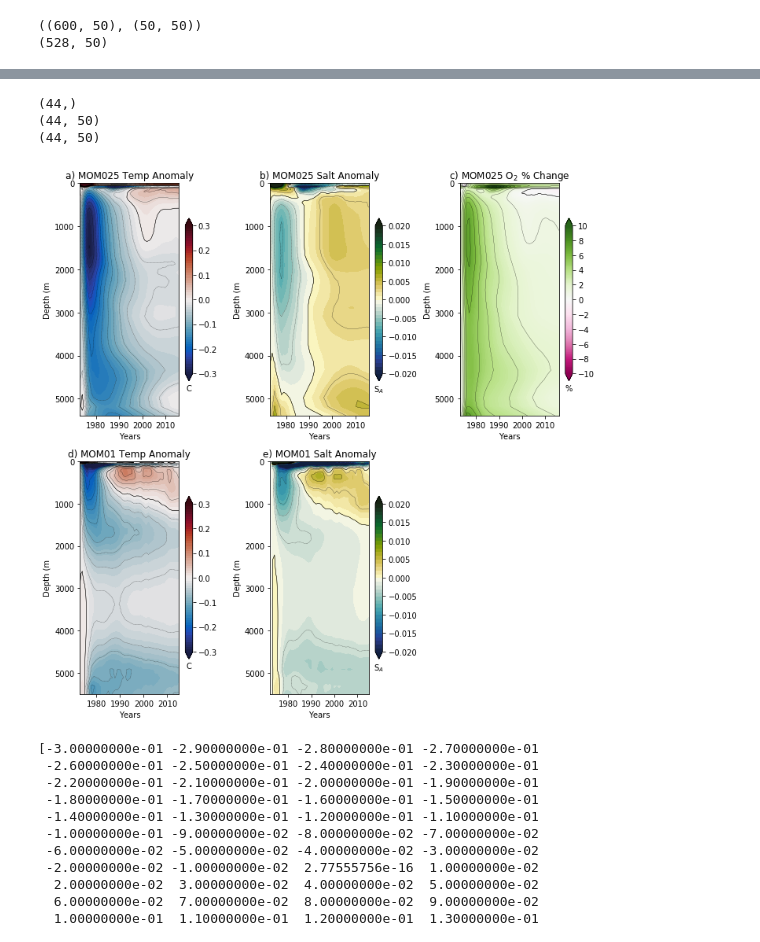
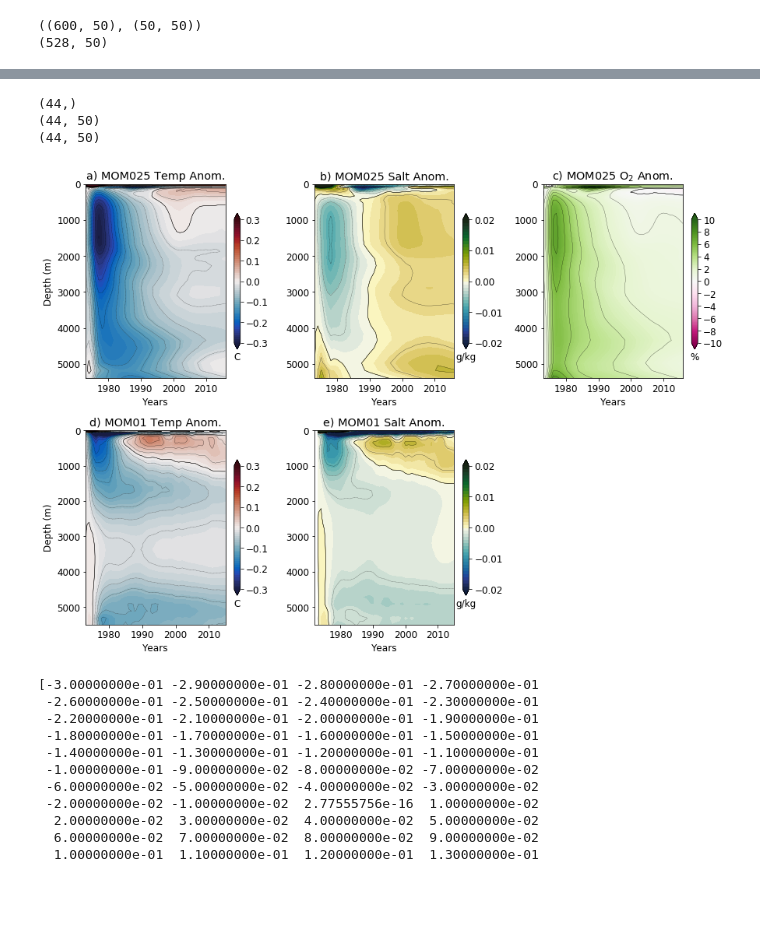
Before and after one commit to PaulSpence/WedPoly, a Jupyter notebook: Fig_Hovs_Temp.ipynb, the cells around one changed output, grey strips where cells are left out. Saved outputs shown, nothing was run; the diff lists cells and outputs as text; code cells hidden in the pictures; blank space fills up the shorter version.

```diff
--- a/Fig_Hovs_Temp.ipynb
+++ b/Fig_Hovs_Temp.ipynb
@@ -30,7 +30,8 @@ Populating the interactive namespace from numpy and matplotlib
 #client
 # %%
 #extract the MOM model grid info - 50 and 75 vertical levels
-hgrid_file ='/g/data/hh5/tmp/pas561/gfdl_nyf_1080/mom025_ocean_grid.nc'
+hgrid_file ='/g/data/v45/pas561/mom/archive/mom025_ocean_grid.nc'
+vgrid_file ='/g/data/v45/pas561/mom/archive/wombat_jun16z/output1981/ocean__1980_07.nc'
 
 # Extract the variables
 nc = Dataset(hgrid_file, mode='r') # file handle, open in read only mode
@@ -49,7 +50,7 @@ nc.close() # close the file
 fh=fcor/ht
 #print fh.shape
 
-vgrid_file ='/g/data/hh5/tmp/pas561/gfdl_nyf_1080/ocean.ncra501-520.nc'
+#vgrid_file ='/g/data/hh5/tmp/pas561/gfdl_nyf_1080/ocean.ncra501-520.nc'
 
 nc = Dataset(vgrid_file, mode='r') # file handle, open in read only mode
 sw_ocean = nc.variables['sw_ocean'][:]
@@ -263,8 +264,8 @@ a=np.save(of,pSz)
 [########################################] | 100% Completed | 26.4s
 (14, 75)
 # %%
-NYFCntrlDir2 = '/g/data3/hh5/tmp/pas561/kds75_cp_ann/store_ext/'
-NYFCntrlDir = '/g/data3/hh5/tmp/pas561/kds75_cp_ann'
+NYFCntrlDir2 = '/g/data/hh5/tmp/pas561/kds75_cp_ann/'
+NYFCntrlDir = '/g/data/hh5/tmp/pas561/kds75_cp_ann'
 
 of=os.path.join(NYFCntrlDir,'cTz.npy')
 tmp=np.load(of)
@@ -298,7 +299,7 @@ print(mom01_cAz.shape)
 (43, 75)
 # %%
 NYFPertDir = '/g/data3/hh5/tmp/pas561/kds75_wp2/2yr/'
-NYFPertDir2 = '/g/data3/hh5/tmp/pas561/kds75_wp2/2yr/store_ext/'
+NYFPertDir2 = '/g/data3/hh5/tmp/pas561/kds75_wp2/2yr/'
 
 of=os.path.join(NYFPertDir,'pTz.npy')
 tmp=np.load(of)
@@ -701,8 +686,8 @@ nonp_cOz[36:48,:]=nonp_cOz[48:60,:]
 np_cOz_ann=np.zeros((50,50))
 np_pOz_ann=np.zeros((44,50))
 
-nonp_cOz_ann=np.zeros((50,50))
-nonp_pOz_ann=np.zeros((44,50))
+#nonp_cOz_ann=np.zeros((50,50))
+#nonp_pOz_ann=np.zeros((44,50))
 
 print(np_cOz.shape,np_cOz_ann.shape)
 t1=0
@@ -710,7 +695,7 @@ for yr in range(0,50):
     #print seasons[t1:t2]
 
     np_cOz_ann[yr,:]=np.mean(np_cOz[t1:t1+12,:],axis=0)
-    nonp_cOz_ann[yr,:]=np.mean(nonp_cOz[t1:t1+12,:],axis=0)
+    #nonp_cOz_ann[yr,:]=np.mean(nonp_cOz[t1:t1+12,:],axis=0)
     t1=t1+12
 
 
@@ -720,7 +705,7 @@ for yr in range(0,44):
     #print seasons[t1:t2]
 
     np_pOz_ann[yr,:]=np.mean(np_pOz[t1:t1+12,:],axis=0)
-    nonp_pOz_ann[yr,:]=np.mean(nonp_pOz[t1:t1+12,:],axis=0)
+    #nonp_pOz_ann[yr,:]=np.mean(nonp_pOz[t1:t1+12,:],axis=0)
     t1=t1+12
 
     #print(t1)
@@ -937,7 +921,8 @@ plt.savefig(of,dpi=220)
 # %%
 #plot temp hovmoeller of depth vs time
-plt.figure(figsize(10,10))
+plt.figure(figsize(12.5,9))
 x_formatter = matplotlib.ticker.ScalarFormatter(useOffset=False)
+matplotlib.rcParams.update({'font.size': 12})
 
 yrs=np.arange(1973,2017,1)
 print(yrs.shape)
@@ -961,11 +946,11 @@ plt.ylim((0,5400))
 plt.gca().invert_yaxis()
 plt.gca().yaxis.set_major_formatter(x_formatter)
 #plt.ylim((1037.5,1035))
-plt.ylabel('Depth (m')
+plt.ylabel('Depth (m)')
 plt.xlabel('Years')
 plt.xticks([1980, 1990, 2000, 2010])
 #plt.xlim([-75,85])
-tit='a) MOM025 Temp Anomaly'
+tit='a) MOM025 Temp Anom.'
 plt.title(tit)
 
 wp_os=3
@@ -976,8 +961,8 @@ clev = np.arange(-.02,.021,.001)
 
 plt.subplot(232)
 plt.contourf(yrs[0:44],st_ocean,a[0:44,:].T,cmap=cmocean.delta,levels=clev,extend='both')
-cb=plt.colorbar(orientation='vertical',shrink = 0.7)
-cb.ax.set_xlabel('S$_A$')
+cb=plt.colorbar(orientation='vertical',ticks=[-.02, -.01, 0, 0.01, 0.02],shrink = 0.7)
+cb.ax.set_xlabel('g/kg')
 plt.contour(yrs[0:44],st_ocean,a[0:44,:].T,levels=np.arange(-.02,.0225,.0025),colors='k',linewidths=0.25)
 plt.contour(yrs[0:44],st_ocean,a[0:44,:].T,levels=[0.0,],colors='k',linewidths=0.5)
 
@@ -988,10 +973,10 @@ plt.gca().invert_yaxis()
 plt.gca().yaxis.set_major_formatter(x_formatter)
 #plt.ylim((1037.5,1035))
 plt.xticks([1980, 1990, 2000, 2010])
-plt.ylabel('Depth (m')
+#plt.ylabel('Depth (m)')
 plt.xlabel('Years')
 #plt.xlim([-75,85])
-tit='b) MOM025 Salt Anomaly'
+tit='b) MOM025 Salt Anom.'
 plt.title(tit)
 
 #print('here',np_pOz_ann.shape,np_cOz_ann.shape,nonp_pOz_ann.shape[0])
@@ -1015,10 +1000,10 @@ plt.ylim((0,5400))
 plt.xticks([1980, 1990, 2000, 2010])
 plt.gca().invert_yaxis()
 plt.gca().yaxis.set_major_formatter(x_formatter)
-plt.ylabel('Depth (m')
+#plt.ylabel('Depth (m)')
 plt.xlabel('Years')
 #plt.xlim([-75,85])
-plt.title('c) MOM025 O$_2$ % Change')
+plt.title('c) MOM025 O$_2$ Anom.')
 
 
 a=mom01_pTz[0:43,:]-mom01_cTz[0:43,:]
@@ -1037,44 +1022,48 @@ plt.xticks([1980, 1990, 2000, 2010])
 plt.gca().invert_yaxis()
 plt.gca().yaxis.set_major_formatter(x_formatter)
 #plt.ylim((1037.5,1035))
-plt.ylabel('Depth (m')
+plt.ylabel('Depth (m)')
 plt.xlabel('Years')
 #plt.xlim([-75,85])
-tit='d) MOM01 Temp Anomaly'
+tit='d) MOM01 Temp Anom.'
 plt.title(tit)
 
 a=mom01_pSz[0:43,:]-mom01_cSz[0:43,:]
 
 clev = np.arange(-.02,.021,.001)
 plt.subplot(235)
 plt.contourf(yrs[0:43],st_ocean2,a.T,cmap=cmocean.delta,levels=clev,extend='both')
-cb=plt.colorbar(orientation='vertical',shrink = 0.7)
-cb.ax.set_xlabel('S$_A$')
+
+cb=plt.colorbar(orientation='vertical',ticks=[-.02, -.01, 0, 0.01, 0.02],shrink = 0.7)
+cb.ax.set_xlabel('g/kg')
+#cbar = fig.colorbar(cax, ticks=[-.02, -.01, 0, 0.01, 0.02])
+#cbar.ax.set_yticklabels(['< -1', '0', '> 1'])  # vertically oriented colorbar
+
 plt.contour(yrs[0:43],st_ocean2,a[0:43,:].T,levels=np.arange(-.02,.0225,.0025),colors='k',linewidths=0.25)
 plt.contour(yrs[0:43],st_ocean2,a[0:43,:].T,levels=[0.0,],colors='k',linewidths=0.5)
 #plt.contour(yu_ocean,potrho,np.mean(cntrl_gmoc[0:4,:,:],axis=0),levels=clev,colors='k',linewidths=0.25)
 #plt.contour(yu_ocean,potrho,np.mean(cntrl_gmoc[0:4,:,:],axis=0),levels=[0.0,],colors='k',linewidths=0.5)
 plt.ylim((0,5500))
 plt.xticks([1980, 1990, 2000, 2010])
 plt.gca().invert_yaxis()
 plt.gca().yaxis.set_major_formatter(x_formatter)
 #plt.ylim((1037.5,1035))
-plt.ylabel('Depth (m')
+#plt.ylabel('Depth (m)')
 plt.xlabel('Years')
 #plt.xlim([-75,85])
-tit='e) MOM01 Salt Anomaly'
+tit='e) MOM01 Salt Anom.'
 plt.title(tit)
 plt.axis(xmin=1972,xmax=2015)
 
 plt.tight_layout()
 
 of = '/g/data/v45/pas561/mom/archive/wp2_figs/Fig_Hovs.png'
 plt.savefig(of,dpi=220,bbox_inches='tight')
 # %% [output]
 (44,)
 (44, 50)
 (44, 50)
-[figure, old version]
+[figure, new version]
 # %%
 clev = np.arange(-.3,.31,.01)
 print(clev)
```
Also changed, not shown: parts of 4 cells of this notebook, 16 other files.
